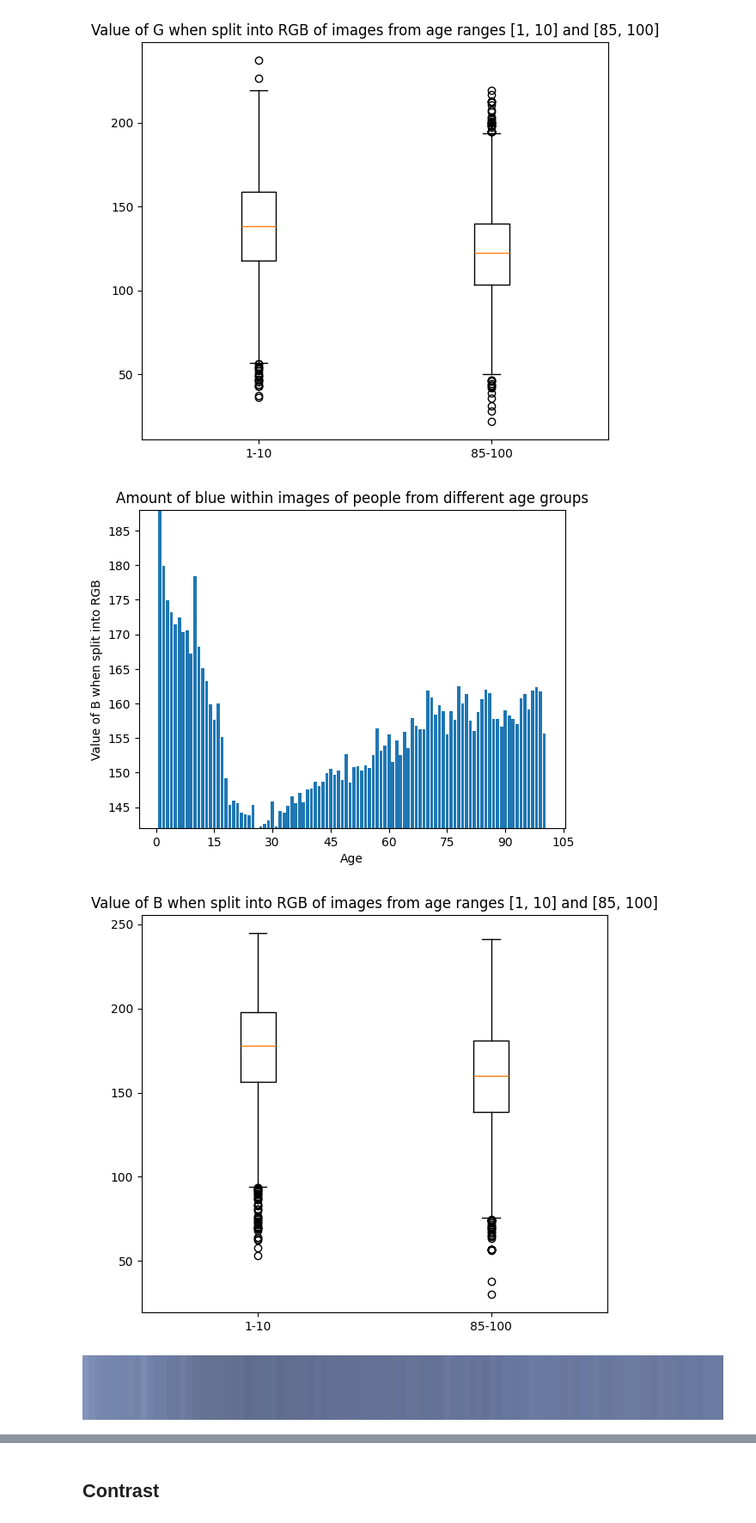
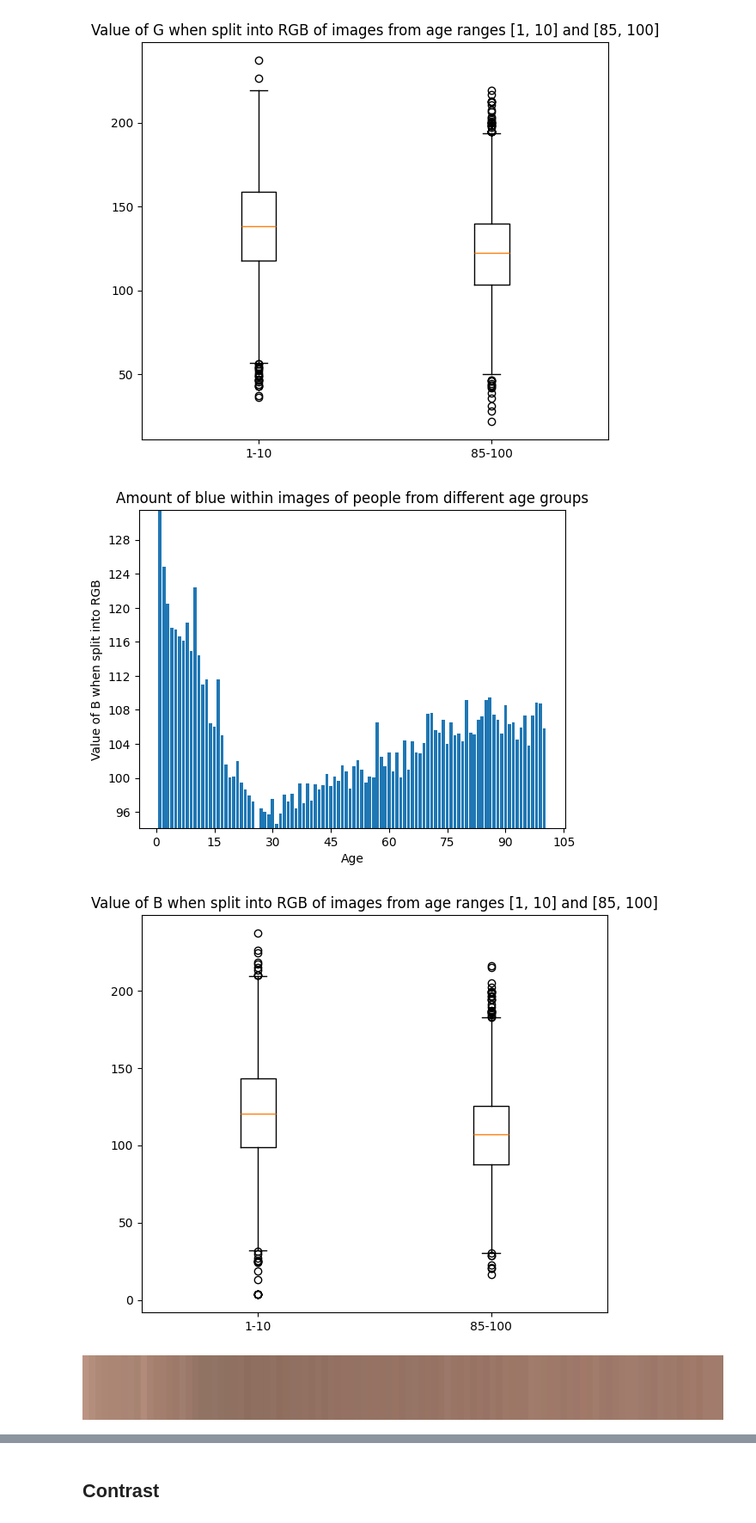
Before and after one commit to domser2002/ML_age_recognition, a Jupyter notebook: dataset/EDA.ipynb, the cells around one changed output, grey strips where cells are left out. Shown at 86% size. Saved outputs shown, nothing was run; the diff lists cells and outputs as text; code cells hidden in the pictures.

Commit message:
fixed bgr images

```diff
--- a/dataset/EDA.ipynb
+++ b/dataset/EDA.ipynb
@@ -69,6 +69,7 @@ def average_pixel_color_and_brightness(path):
 
     def single_image(path):
         image=cv2.imread(path)
+        image=cv2.cvtColor(image,cv2.COLOR_BGR2RGB)
         average_color_row = numpy.average(image, axis=0)
         average_color = numpy.average(average_color_row, axis=0)
         r=average_color[0]
@@ -148,39 +149,38 @@ box.boxplot(sub, "Value of G when split into RGB of images from age ranges [1, 1
 histogram.histogram([i[2] for i in RGB], "Amount of blue within images of people from different age groups",
                     "Age", "Value of B when split into RGB", "blue_histogram.jpg")
 # %% [output]
-[figure, old version]
+[figure, new version]
 # %%
 sub = []
 for elem in RGBb:
     sub.append([i[2] for i in elem])
 box.boxplot(sub, "Value of B when split into RGB of images from age ranges [1, 10] and [85, 100]")
 # %% [output]
-[figure, old version]
+[figure, new version]
 # %%
 def draw_average_color_graph(colors,filename,width,height):
     n=len(colors)
     image = Image.new("RGB", (width, height), "white")
     draw = ImageDraw.Draw(image)
     for i in range(n - 1):
         color1 = colors[i]
         color2 = colors[i + 1]
         if not isinstance(color1,list) or len(color1)!=3 or not isinstance(color2,list) or len(color2)!=3:
             print(color1)
             print(color2)
             print("Not a color!")
             return
         x_start = int((width / len(colors)) * i)
         x_end = int((width / len(colors)) * (i + 1))
         color1=(int(color1[0]),int(color1[1]),int(color1[2]))
         color2=(int(color2[0]),int(color2[1]),int(color2[2]))
         draw.rectangle([(x_start, 0), (x_end, height)], fill=color1)
         draw.rectangle([(x_end, 0), (x_end + 1, height)], fill=color2)
     if not os.path.exists(filename):
         open(filename,'w')
     image.save(filename)
     display(image)
-    return
-
-draw_average_color_graph(RGB,'results/sredni_kolor.jpg',1000,100)
+    return image
+image=draw_average_color_graph(RGB,'results/sredni_kolor.jpg',1000,100)
 # %% [output]
-[figure, old version]
+[figure, new version]
```
Also changed, not shown: parts of 7 cells of this notebook.
